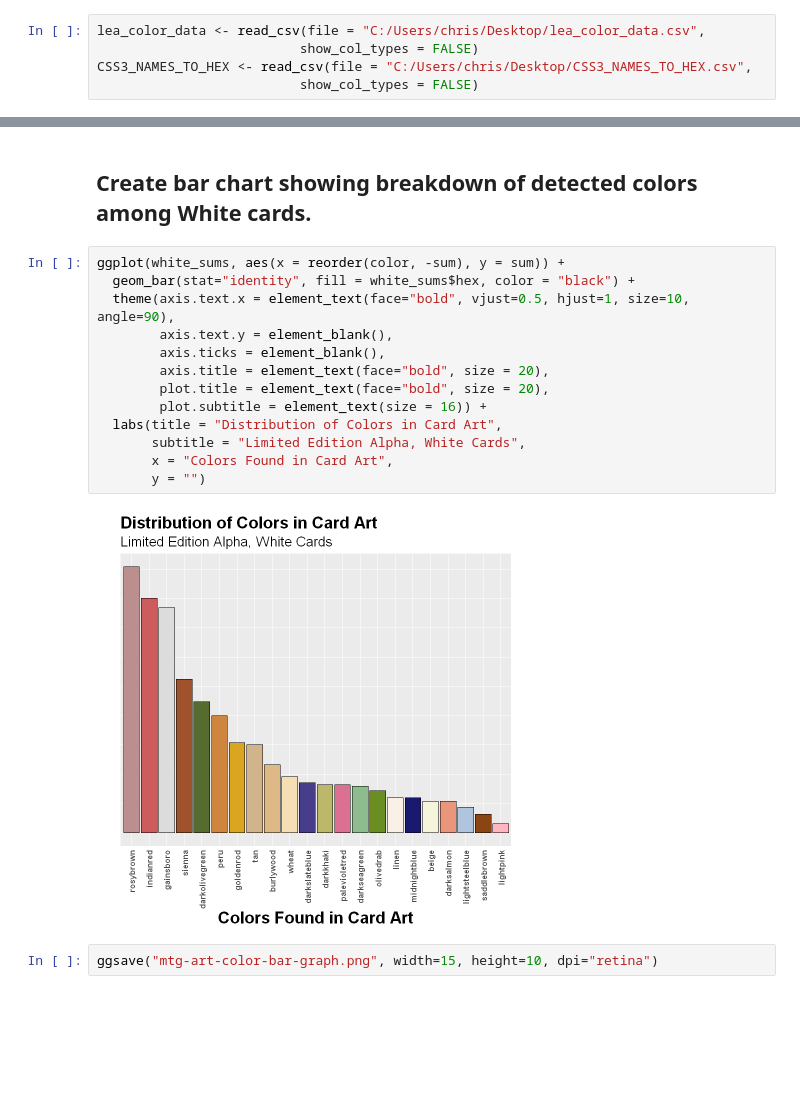
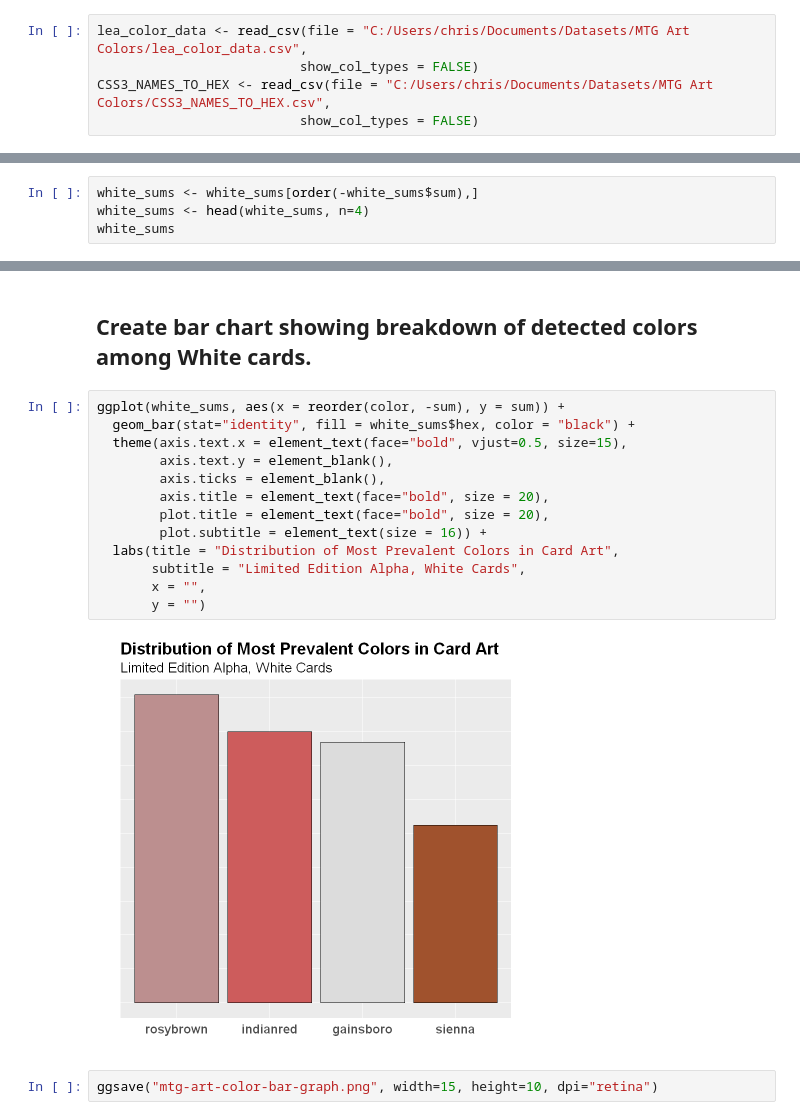
Before and after one commit to cderickson/Jupyter-Notebooks, a Jupyter notebook: 2022-04-02-mtg-art-color-distribution.ipynb, the cells around one changed output, grey strips where cells are left out. Drawn from its saved outputs; the diff is of its cells as text; blank space fills up the shorter version.

```diff
--- a/2022-04-02-mtg-art-color-distribution.ipynb
+++ b/2022-04-02-mtg-art-color-distribution.ipynb
@@ -6,9 +6,9 @@ library(readr) # Read in datasets.
 options(scipen = 9999)
 library(reshape2)
 # %%
-lea_color_data <- read_csv(file = "C:/Users/chris/Desktop/lea_color_data.csv",
+lea_color_data <- read_csv(file = "C:/Users/chris/Documents/Datasets/MTG Art Colors/lea_color_data.csv",
                           show_col_types = FALSE)
-CSS3_NAMES_TO_HEX <- read_csv(file = "C:/Users/chris/Desktop/CSS3_NAMES_TO_HEX.csv",
+CSS3_NAMES_TO_HEX <- read_csv(file = "C:/Users/chris/Documents/Datasets/MTG Art Colors/CSS3_NAMES_TO_HEX.csv",
                           show_col_types = FALSE)
 # %% [markdown]
 ## Omit ubiquitous gray colors.
@@ -77,3 +78,7 @@ white_sums <- data.frame(sum = colSums(white[,13:ncol(white)]))
 white_sums <- cbind(color = rownames(white_sums), white_sums)
 rownames(white_sums) <- 1:nrow(white_sums)
 white_sums <- merge(x = white_sums, y = CSS3_NAMES_TO_HEX, by = "color", all.x = TRUE)
+# %%
+white_sums <- white_sums[order(-white_sums$sum),]
+white_sums <- head(white_sums, n=4)
+white_sums
@@ -82,17 +95,17 @@ white_sums <- merge(x = white_sums, y = CSS3_NAMES_TO_HEX, by = "color", all.x =
 # %%
 ggplot(white_sums, aes(x = reorder(color, -sum), y = sum)) +
   geom_bar(stat="identity", fill = white_sums$hex, color = "black") +
-  theme(axis.text.x = element_text(face="bold", vjust=0.5, hjust=1, size=10, angle=90),
+  theme(axis.text.x = element_text(face="bold", vjust=0.5, size=15),
         axis.text.y = element_blank(),
         axis.ticks = element_blank(),
         axis.title = element_text(face="bold", size = 20),
         plot.title = element_text(face="bold", size = 20),
         plot.subtitle = element_text(size = 16)) +
-  labs(title = "Distribution of Colors in Card Art",
+  labs(title = "Distribution of Most Prevalent Colors in Card Art",
        subtitle = "Limited Edition Alpha, White Cards",
-       x = "Colors Found in Card Art",
+       x = "",
        y = "")
 # %% [output]
-[figure, old version]
+[figure, new version]
 # %%
 ggsave("mtg-art-color-bar-graph.png", width=15, height=10, dpi="retina")
```
Also changed, not shown: parts of 2 cells of this notebook.
